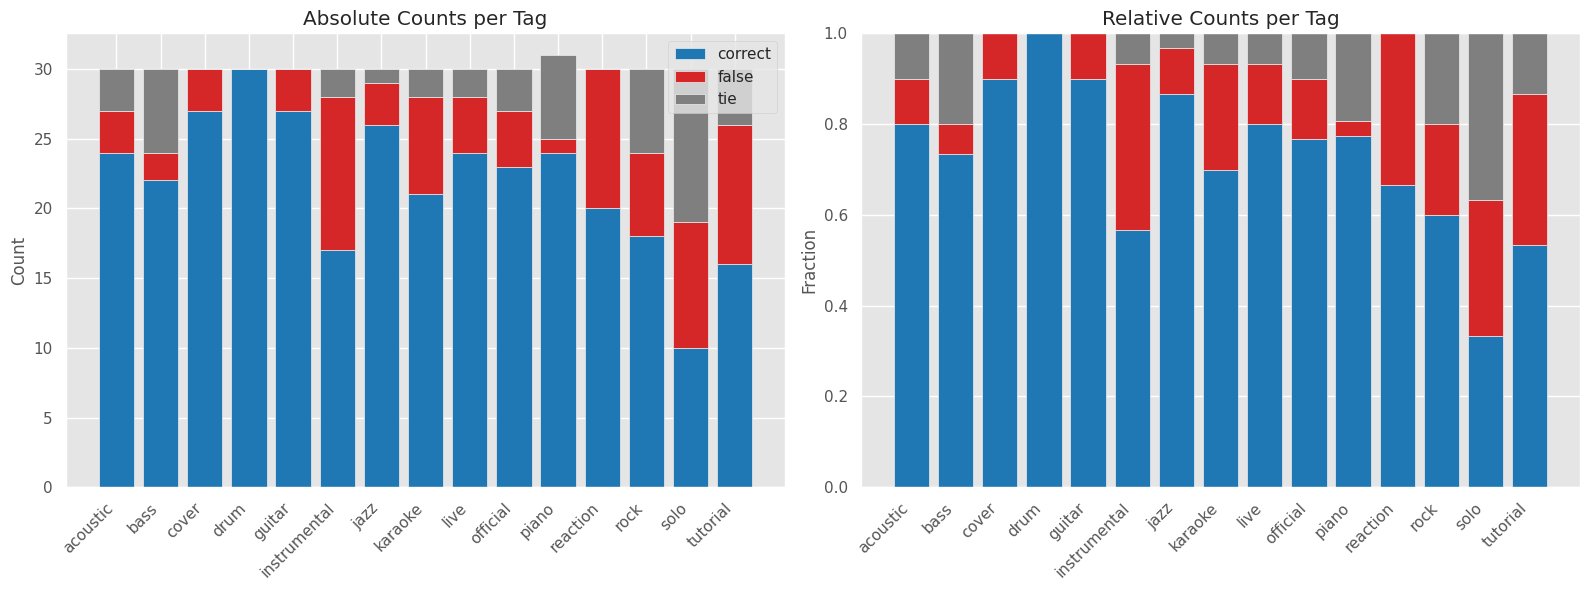
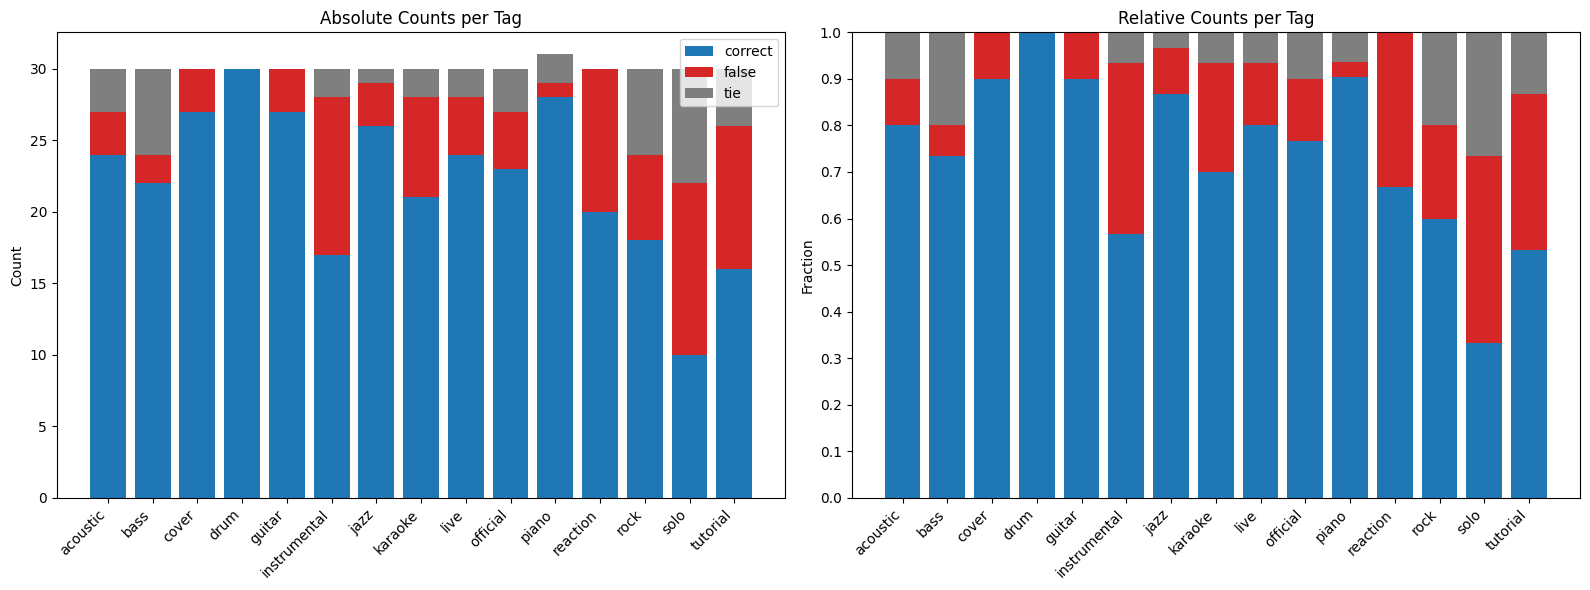
The notebook cell's code change between the first figure and the second:
--- before
+++ after
@@ -32,5 +32,5 @@
     # --- Absolute counts ---
     fig, axes = plt.subplots(1, 2, figsize=(16, 6))
-    
+
     bottom = np.zeros(len(tags))
     for vote in ["correct", "false", "tie"]:
@@ -54,4 +54,5 @@
     axes[1].set_xticks(x)
     axes[1].set_xticklabels(tags, rotation=45, ha='right')
+    axes[1].set_yticks(np.arange(0, 1.01, 0.1))
     axes[1].set_ylabel("Fraction")
     axes[1].set_title("Relative Counts per Tag")

Commit: better scale